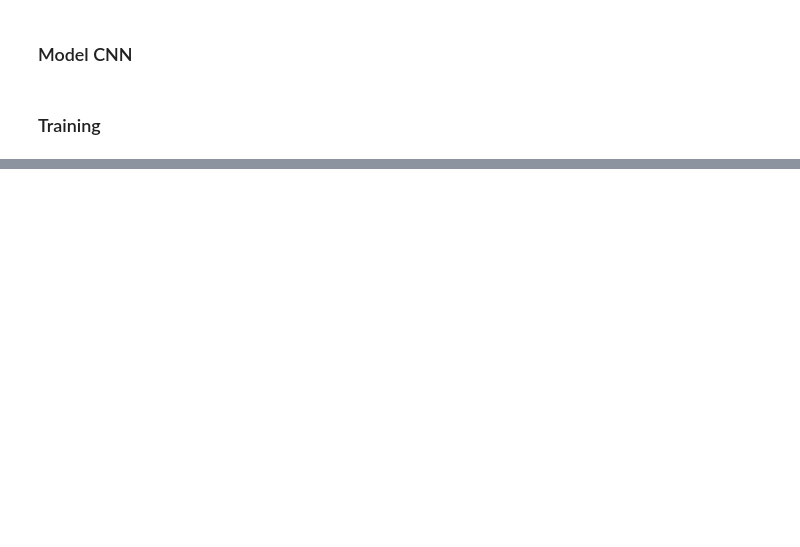
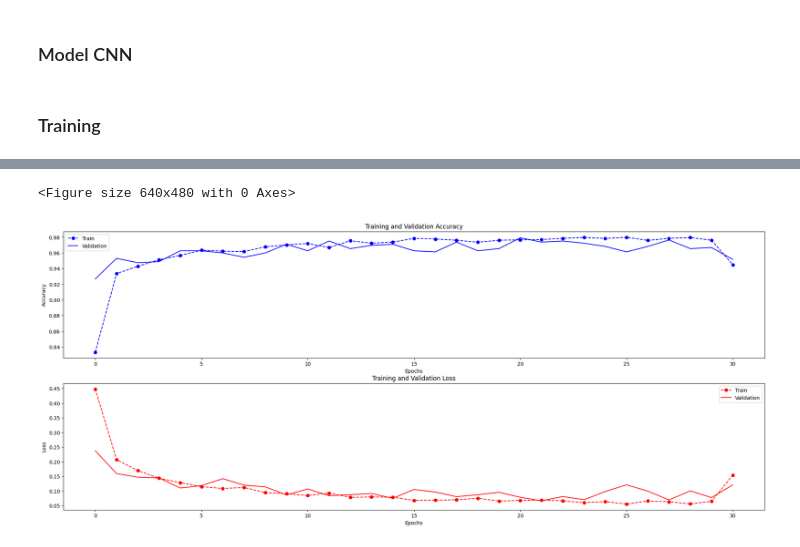
Before and after one commit to szymian-dev/rps-ai-model, a Jupyter notebook: training_resnet.ipynb, the cells around one changed output, grey strips where cells are left out. Saved outputs shown, nothing was run; the diff lists cells and outputs as text; code cells hidden in the pictures; blank space fills up the shorter version.

```diff
--- a/training_resnet.ipynb
+++ b/training_resnet.ipynb
@@ -288,2 +267,7 @@ KeyboardInterrupt:
 # %%
+"""
 plot_history_csv(os.path.join(models_dir, f'{MODEL_NAME}_ckp_history.csv'))
+"""
+# %% [output]
+<Figure size 640x480 with 0 Axes>
+[figure, added]
```
Also changed, not shown: parts of 5 cells of this notebook, 3 other files.
